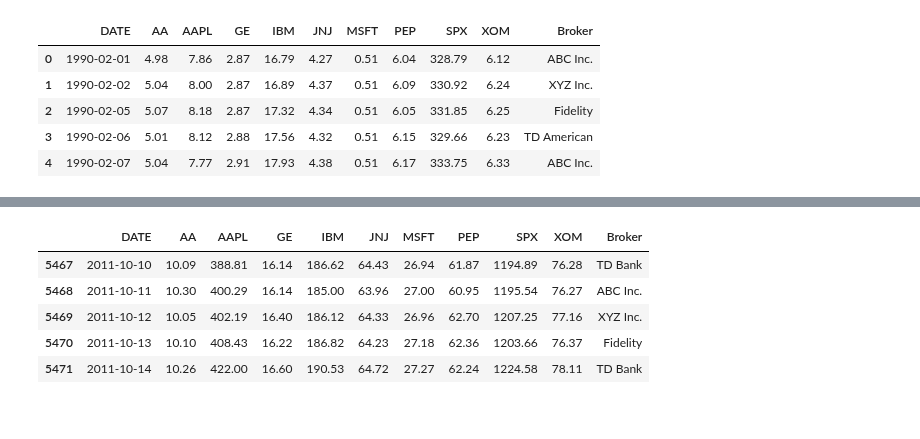
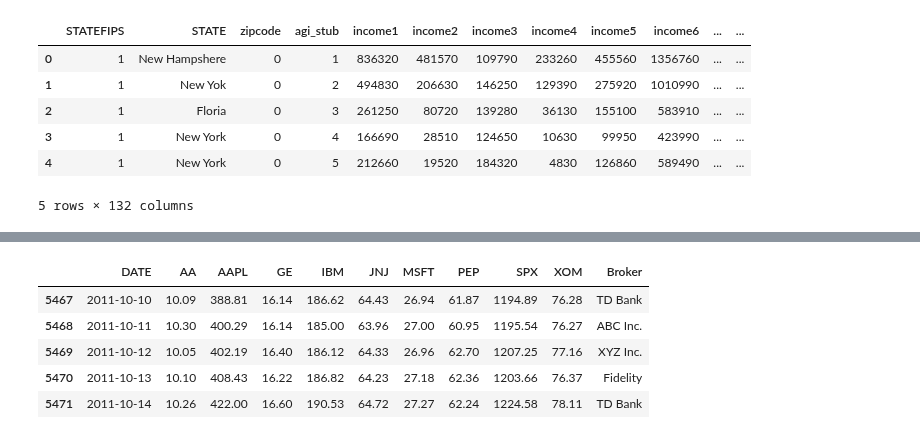
Before and after one commit to jasminjohnson/jasminjohnson.github.io, a Jupyter notebook: downloads/notebooks/UsingPandasForStockAnalysis.ipynb, the cells around one changed output, grey strips where cells are left out. Cells and saved outputs as stored; diff of their text form; code cells hidden in the pictures.

```diff
--- a/downloads/notebooks/UsingPandasForStockAnalysis.ipynb
+++ b/downloads/notebooks/UsingPandasForStockAnalysis.ipynb
@@ -34,11 +41,12 @@ This sample data is from gov.org - 2015 census data by zip code. For illustratio
 # %%
 import pandas as pd
-df = pd.read_excel('Stock_px.xlsx')
+df = pd.read_excel('../extra/sample.xlsx')
 df.head(5)
 # %% [output]
-|  | DATE | AA | AAPL | GE | IBM | JNJ | MSFT | PEP | SPX | XOM | Broker |
-| 0 | 1990-02-01 | 4.98 | 7.86 | 2.87 | 16.79 | 4.27 | 0.51 | 6.04 | 328.79 | 6.12 | ABC Inc. |
-| 1 | 1990-02-02 | 5.04 | 8.00 | 2.87 | 16.89 | 4.37 | 0.51 | 6.09 | 330.92 | 6.24 | XYZ Inc. |
-| 2 | 1990-02-05 | 5.07 | 8.18 | 2.87 | 17.32 | 4.34 | 0.51 | 6.05 | 331.85 | 6.25 | Fidelity |
-| 3 | 1990-02-06 | 5.01 | 8.12 | 2.88 | 17.56 | 4.32 | 0.51 | 6.15 | 329.66 | 6.23 | TD American |
-| 4 | 1990-02-07 | 5.04 | 7.77 | 2.91 | 17.93 | 4.38 | 0.51 | 6.17 | 333.75 | 6.33 | ABC Inc. |
+|  | STATEFIPS | STATE | zipcode | agi_stub | income1 | income2 | income3 | income4 | income5 | income6 | ... | ... |
+| 0 | 1 | New Hampshere | 0 | 1 | 836320 | 481570 | 109790 | 233260 | 455560 | 1356760 | ... | ... |
+| 1 | 1 | New Yok | 0 | 2 | 494830 | 206630 | 146250 | 129390 | 275920 | 1010990 | ... | ... |
+| 2 | 1 | Floria | 0 | 3 | 261250 | 80720 | 139280 | 36130 | 155100 | 583910 | ... | ... |
+| 3 | 1 | New York | 0 | 4 | 166690 | 28510 | 124650 | 10630 | 99950 | 423990 | ... | ... |
+| 4 | 1 | New York | 0 | 5 | 212660 | 19520 | 184320 | 4830 | 126860 | 589490 | ... | ... |
+5 rows × 132 columns
```
Also changed, not shown: parts of 13 cells of this notebook, 28 other files.
